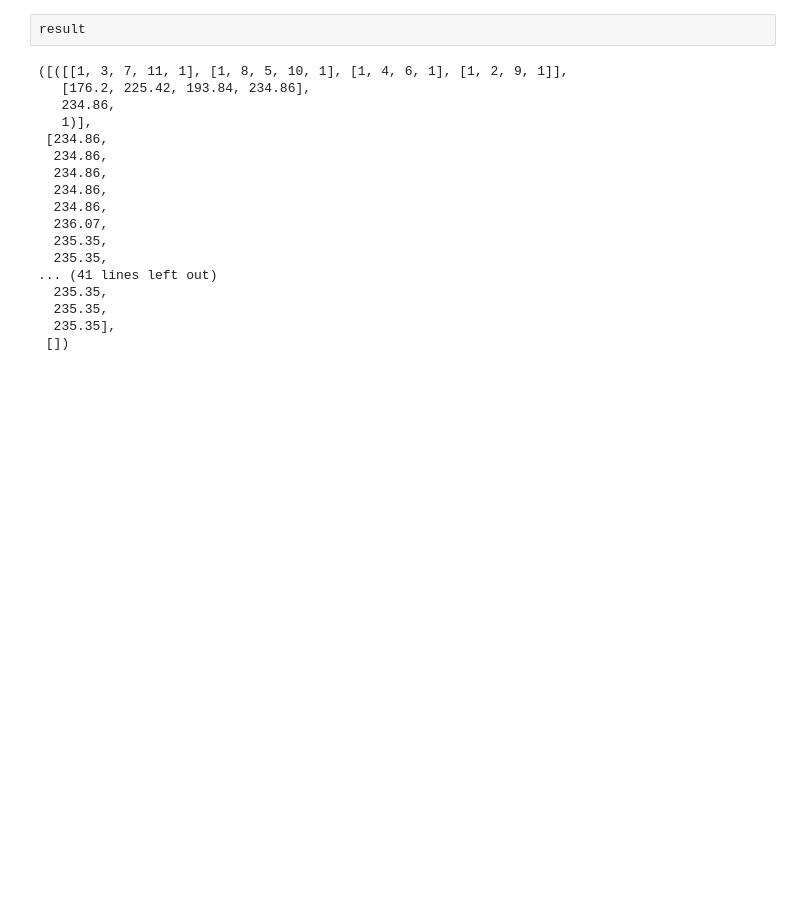
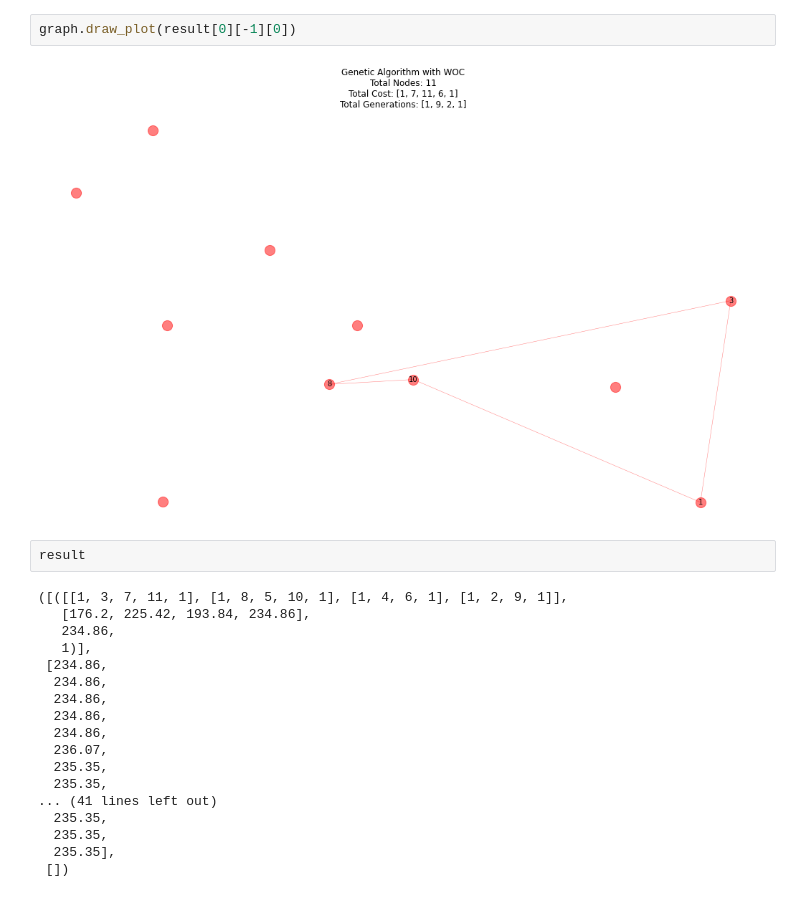
Before and after one commit to DSNortsev/CSE545-Artificial-Intelligence, a Jupyter notebook: Project6/project6.ipynb, the cells around one changed output. Drawn from its saved outputs; the diff is of its cells as text; blank space fills up the shorter version.

```diff
--- a/Project6/project6.ipynb
+++ b/Project6/project6.ipynb
@@ -754,3 +884,7 @@ result[0]
+# %%
+graph.draw_plot(result[0][-1][0])
+# %% [output]
+[figure, added]
 # %%
 result
 # %% [output]
```
Also changed, not shown: parts of 9 cells of this notebook.
